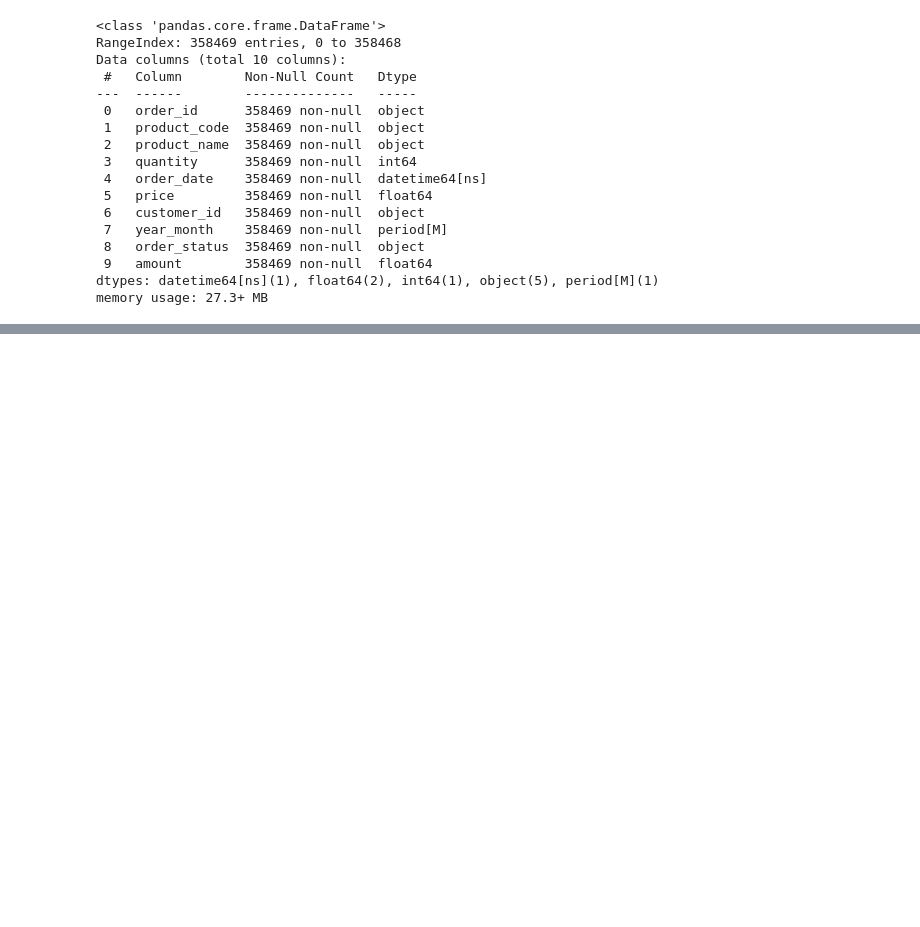
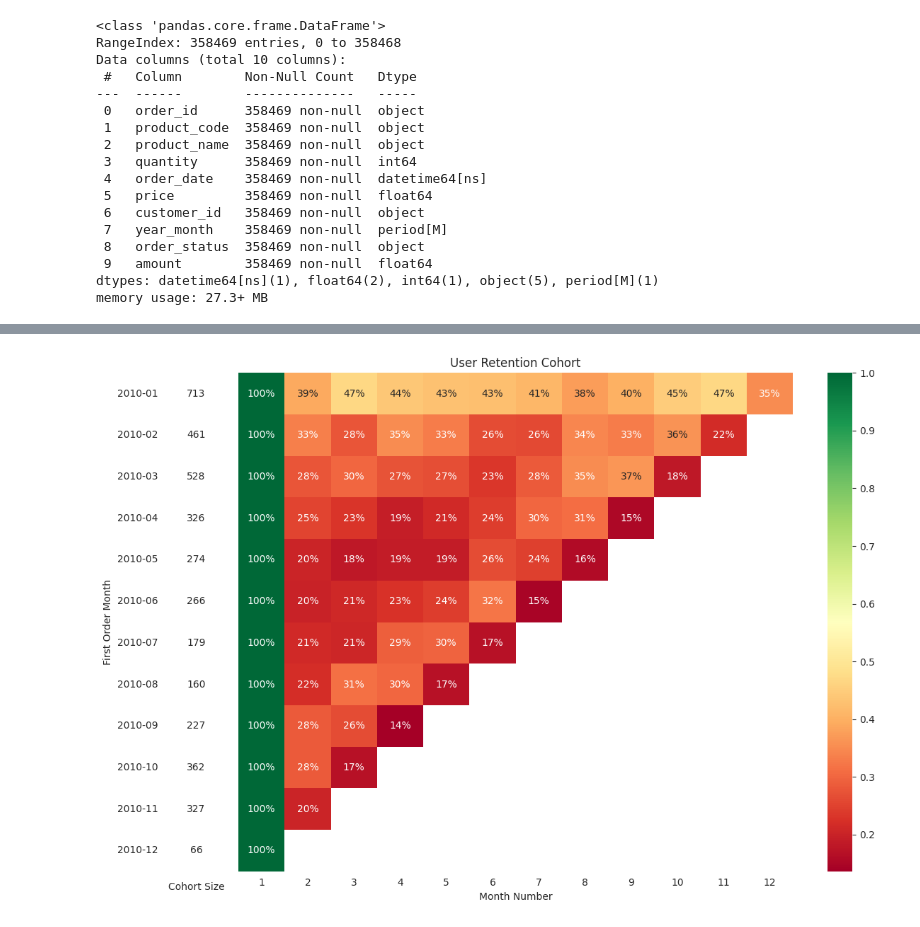
Before and after one commit to elanghairilanam/Portfolio-Data-Science, a Jupyter notebook: My_Cohort_Retention.ipynb, the cells around one changed output, grey strips where cells are left out. Drawn from its saved outputs; the diff is of its cells as text; code cells hidden in the pictures; blank space fills up the shorter version.

```diff
--- a/My_Cohort_Retention.ipynb
+++ b/My_Cohort_Retention.ipynb
@@ -115,0 +174,6 @@ memory usage: 27.3+ MB
+# %%
+# membuat kolom period num dengan cara mencari selisih kolom year_month dengan kolom cohort lalu ditambah 1
+from operator import attrgetter
+df_user_monthly['period_num'] = (df_user_monthly['year_month'] - df_user_monthly['cohort']).apply(attrgetter('n'))+1
+
+df_user_monthly
@@ -115,0 +194,5 @@ memory usage: 27.3+ MB
+# %%
+# membuat table pivot untuk mengetahui banyak pelanggan yang bertransaksi di setiap bulan dan dari bulan ke bulan
+df_cohort_pivot = pd.pivot_table(df_user_monthly, index='cohort', columns='period_num', values='customer_id', aggfunc=pd.Series.nunique)
+
+df_cohort_pivot
@@ -115,0 +214,4 @@ memory usage: 27.3+ MB
+# %%
+# mengambil semua baris pada kolom pertama untuk dijadikan array
+cohort_size = df_cohort_pivot.iloc[:,0]
+cohort_size
@@ -115,0 +234,4 @@ memory usage: 27.3+ MB
+# %%
+# setelah itu kita akan bagi semua value dengan array tadi
+df_retention_rate = df_cohort_pivot.divide(cohort_size, axis=0)
+df_retention_rate
@@ -115,0 +253,25 @@ memory usage: 27.3+ MB
+# %%
+#visualisasi
+import matplotlib.pyplot as plt
+import matplotlib.colors as mcolors
+import seaborn as sns
+
+with sns.axes_style('white'):
+
+    fig, ax = plt.subplots(1, 2, figsize=(12, 8), sharey=True, gridspec_kw={'width_ratios':[1, 11]})
+
+    # user retention cohort
+    sns.heatmap(df_retention_rate, annot=True, fmt='.0%', cmap='RdYlGn', ax=ax[1])
+    ax[1].set_title('User Retention Cohort')
+    ax[1].set(xlabel='Month Number', ylabel='')
+
+    # cohort size
+    df_cohort_size = pd.DataFrame(cohort_size)
+    white_cmap = mcolors.ListedColormap(['white'])
+    sns.heatmap(df_cohort_size, annot=True, cbar=False, fmt='g', cmap=white_cmap, ax=ax[0])
+    ax[0].tick_params(bottom=False)
+    ax[0].set(xlabel='Cohort Size', ylabel='First Order Month', xticklabels=[])
+
+    fig.tight_layout()
+# %% [output]
+[figure, added]
```
Also changed, not shown: parts of 7 cells of this notebook.
